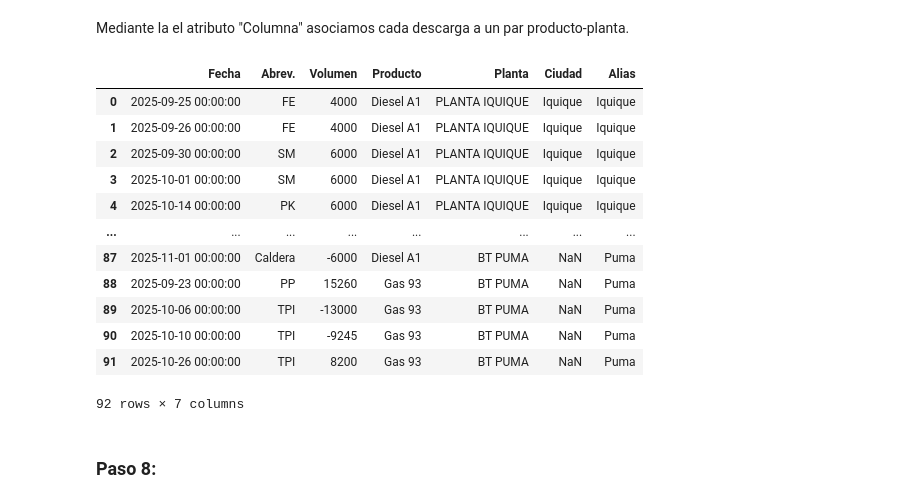
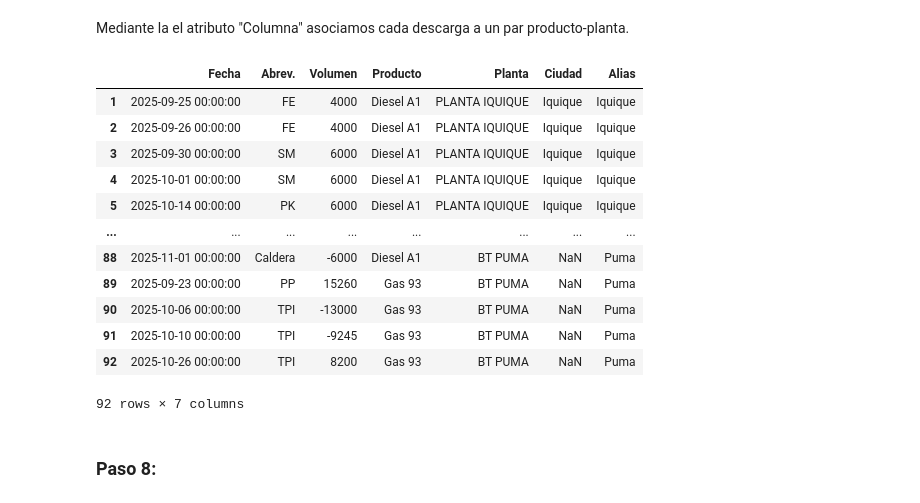
Before and after one commit to jjaubele/Automatizacion-Programacion-BD, a Jupyter notebook: CompletarBD.ipynb, the cells around one changed output. Saved outputs shown, nothing was run; the diff lists cells and outputs as text; code cells hidden in the pictures.

```diff
--- a/CompletarBD.ipynb
+++ b/CompletarBD.ipynb
@@ -158,6 +173,7 @@ Extraemos la planificación y sus respectivas descargas. Se ignoran descargas re
 # %%
 df_planificacion = extraer_planificacion(PATH_PROGRAMACION, "Planificación")
 df_descargas = extraer_descargas(df_planificacion)
+df_descargas.index = range(1, len(df_descargas) + 1)
 df_descargas
 # %% [output]
 |  | Fecha | Abrev. | Volumen | Columna |
@@ -179,20 +195,21 @@ df_descargas
 Mediante la el atributo "Columna" asociamos cada descarga a un par producto-planta.
 # %%
 df_descargas_productos_plantas = df_descargas.merge(df_productos_plantas, on=["Columna"]).drop(columns=["Columna"])
+df_descargas_productos_plantas.index = range(1, len(df_descargas_productos_plantas) + 1)
 df_descargas_productos_plantas
 # %% [output]
 |  | Fecha | Abrev. | Volumen | Producto | Planta | Ciudad | Alias |
-| 0 | 2025-09-25 00:00:00 | FE | 4000 | Diesel A1 | PLANTA IQUIQUE | Iquique | Iquique |
-| 1 | 2025-09-26 00:00:00 | FE | 4000 | Diesel A1 | PLANTA IQUIQUE | Iquique | Iquique |
-| 2 | 2025-09-30 00:00:00 | SM | 6000 | Diesel A1 | PLANTA IQUIQUE | Iquique | Iquique |
-| 3 | 2025-10-01 00:00:00 | SM | 6000 | Diesel A1 | PLANTA IQUIQUE | Iquique | Iquique |
-| 4 | 2025-10-14 00:00:00 | PK | 6000 | Diesel A1 | PLANTA IQUIQUE | Iquique | Iquique |
+| 1 | 2025-09-25 00:00:00 | FE | 4000 | Diesel A1 | PLANTA IQUIQUE | Iquique | Iquique |
+| 2 | 2025-09-26 00:00:00 | FE | 4000 | Diesel A1 | PLANTA IQUIQUE | Iquique | Iquique |
+| 3 | 2025-09-30 00:00:00 | SM | 6000 | Diesel A1 | PLANTA IQUIQUE | Iquique | Iquique |
+| 4 | 2025-10-01 00:00:00 | SM | 6000 | Diesel A1 | PLANTA IQUIQUE | Iquique | Iquique |
+| 5 | 2025-10-14 00:00:00 | PK | 6000 | Diesel A1 | PLANTA IQUIQUE | Iquique | Iquique |
 | ... | ... | ... | ... | ... | ... | ... | ... |
-| 87 | 2025-11-01 00:00:00 | Caldera | -6000 | Diesel A1 | BT PUMA | NaN | Puma |
-| 88 | 2025-09-23 00:00:00 | PP | 15260 | Gas 93 | BT PUMA | NaN | Puma |
-| 89 | 2025-10-06 00:00:00 | TPI | -13000 | Gas 93 | BT PUMA | NaN | Puma |
-| 90 | 2025-10-10 00:00:00 | TPI | -9245 | Gas 93 | BT PUMA | NaN | Puma |
-| 91 | 2025-10-26 00:00:00 | TPI | 8200 | Gas 93 | BT PUMA | NaN | Puma |
+| 88 | 2025-11-01 00:00:00 | Caldera | -6000 | Diesel A1 | BT PUMA | NaN | Puma |
+| 89 | 2025-09-23 00:00:00 | PP | 15260 | Gas 93 | BT PUMA | NaN | Puma |
+| 90 | 2025-10-06 00:00:00 | TPI | -13000 | Gas 93 | BT PUMA | NaN | Puma |
+| 91 | 2025-10-10 00:00:00 | TPI | -9245 | Gas 93 | BT PUMA | NaN | Puma |
+| 92 | 2025-10-26 00:00:00 | TPI | 8200 | Gas 93 | BT PUMA | NaN | Puma |
 92 rows × 7 columns
 # %% [markdown]
 ### Paso 8:
```
Also changed, not shown: parts of 18 cells of this notebook, 2 other files.
